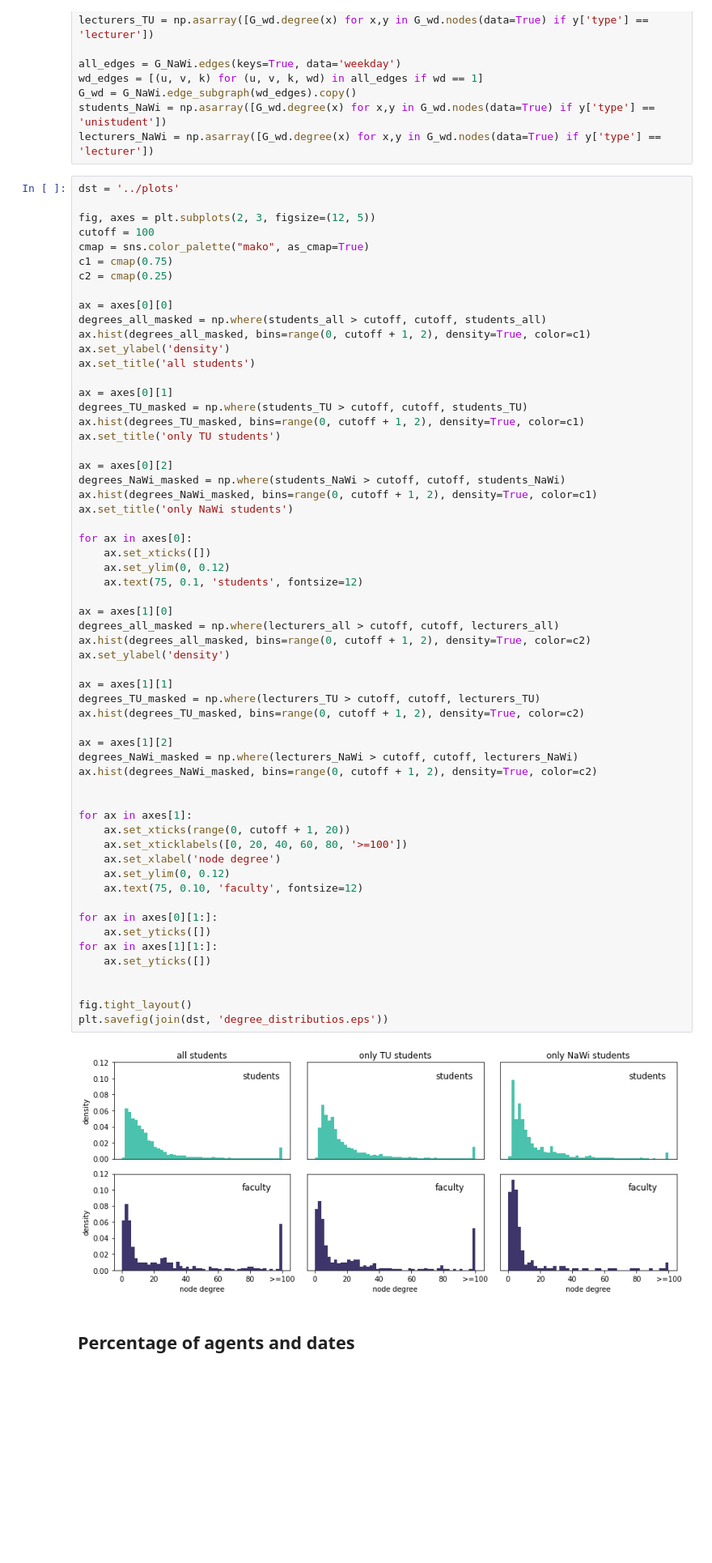
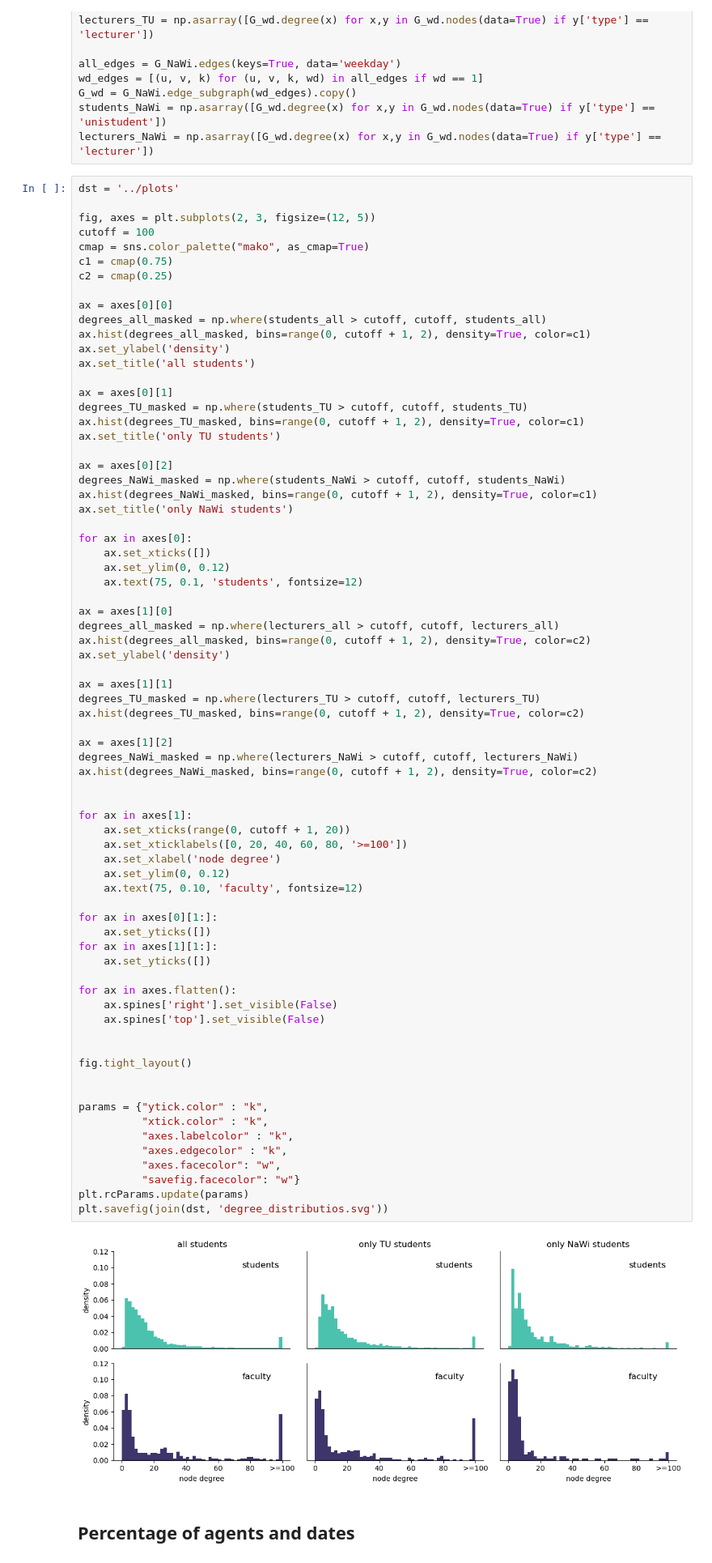
Before and after one commit to JanaLasser/uni_SEIRX, a Jupyter notebook: code/analysis_network.ipynb, the cells around one changed output. Shown: that part at 81% size. Cells and saved outputs as stored; diff of their text form; blank space fills up the shorter version.

```diff
--- a/code/analysis_network.ipynb
+++ b/code/analysis_network.ipynb
@@ -178,35 +180,48 @@ for ax in axes[0]:
 
 ax = axes[1][0]
 degrees_all_masked = np.where(lecturers_all > cutoff, cutoff, lecturers_all)
 ax.hist(degrees_all_masked, bins=range(0, cutoff + 1, 2), density=True, color=c2)
 ax.set_ylabel('density')
 
 ax = axes[1][1]
 degrees_TU_masked = np.where(lecturers_TU > cutoff, cutoff, lecturers_TU)
 ax.hist(degrees_TU_masked, bins=range(0, cutoff + 1, 2), density=True, color=c2)
 
 ax = axes[1][2]
 degrees_NaWi_masked = np.where(lecturers_NaWi > cutoff, cutoff, lecturers_NaWi)
 ax.hist(degrees_NaWi_masked, bins=range(0, cutoff + 1, 2), density=True, color=c2)
 
 
 for ax in axes[1]:
     ax.set_xticks(range(0, cutoff + 1, 20))
     ax.set_xticklabels([0, 20, 40, 60, 80, '>=100'])
     ax.set_xlabel('node degree')
     ax.set_ylim(0, 0.12)
     ax.text(75, 0.10, 'faculty', fontsize=12)
 
 for ax in axes[0][1:]:
     ax.set_yticks([])
 for ax in axes[1][1:]:
     ax.set_yticks([])
 
+for ax in axes.flatten():
+    ax.spines['right'].set_visible(False)
+    ax.spines['top'].set_visible(False)
+
 
 fig.tight_layout()
-plt.savefig(join(dst, 'degree_distributios.eps'))
+
+
+params = {"ytick.color" : "k",
+          "xtick.color" : "k",
+          "axes.labelcolor" : "k",
+          "axes.edgecolor" : "k",
+          "axes.facecolor": "w",
+          "savefig.facecolor": "w"}
+plt.rcParams.update(params)
+plt.savefig(join(dst, 'degree_distributios.svg'))
 # %% [output]
-[figure, old version]
+[figure, new version]
 # %% [markdown]
 ## Percentage of agents and dates
 # %%
```
Also changed, not shown: parts of 1 cell of this notebook, 1 other file.
